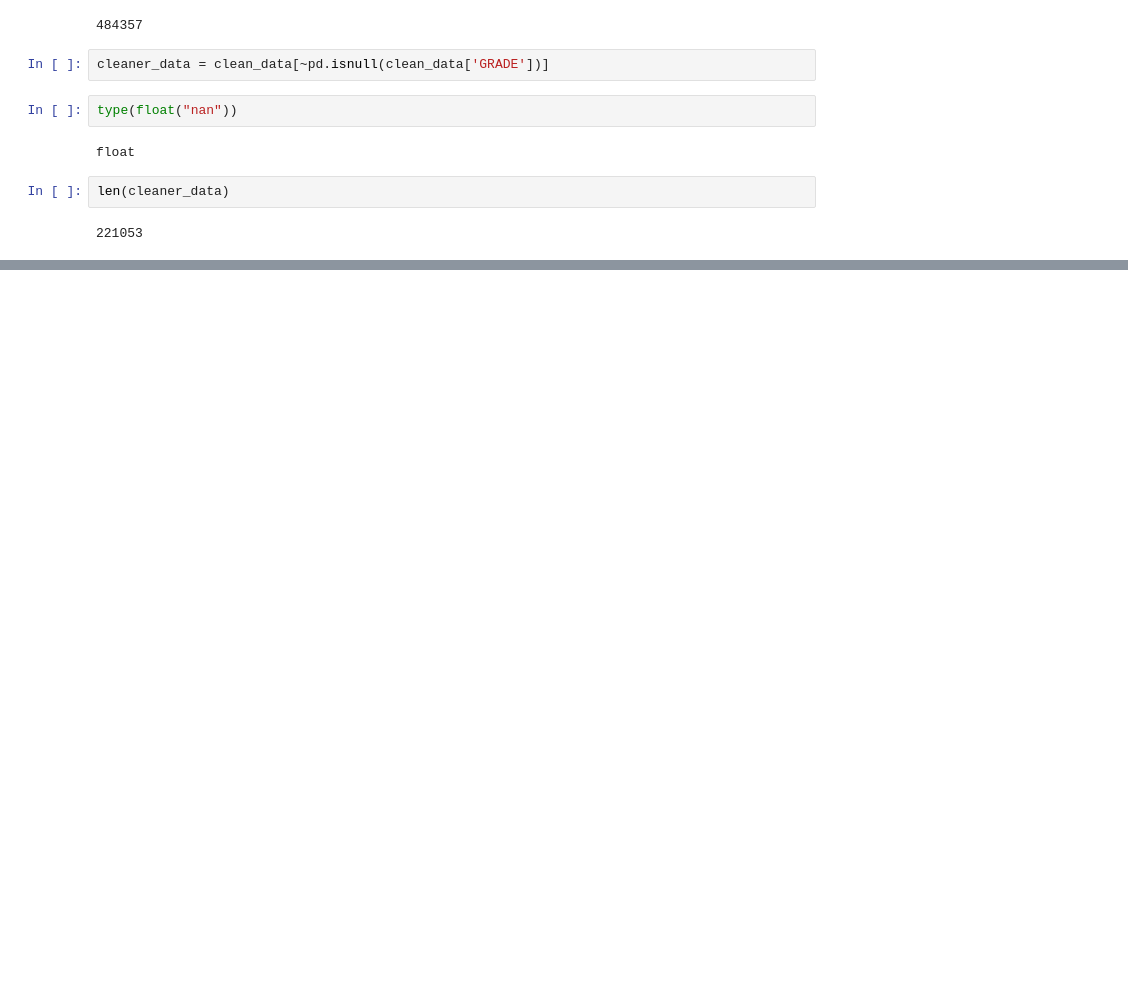
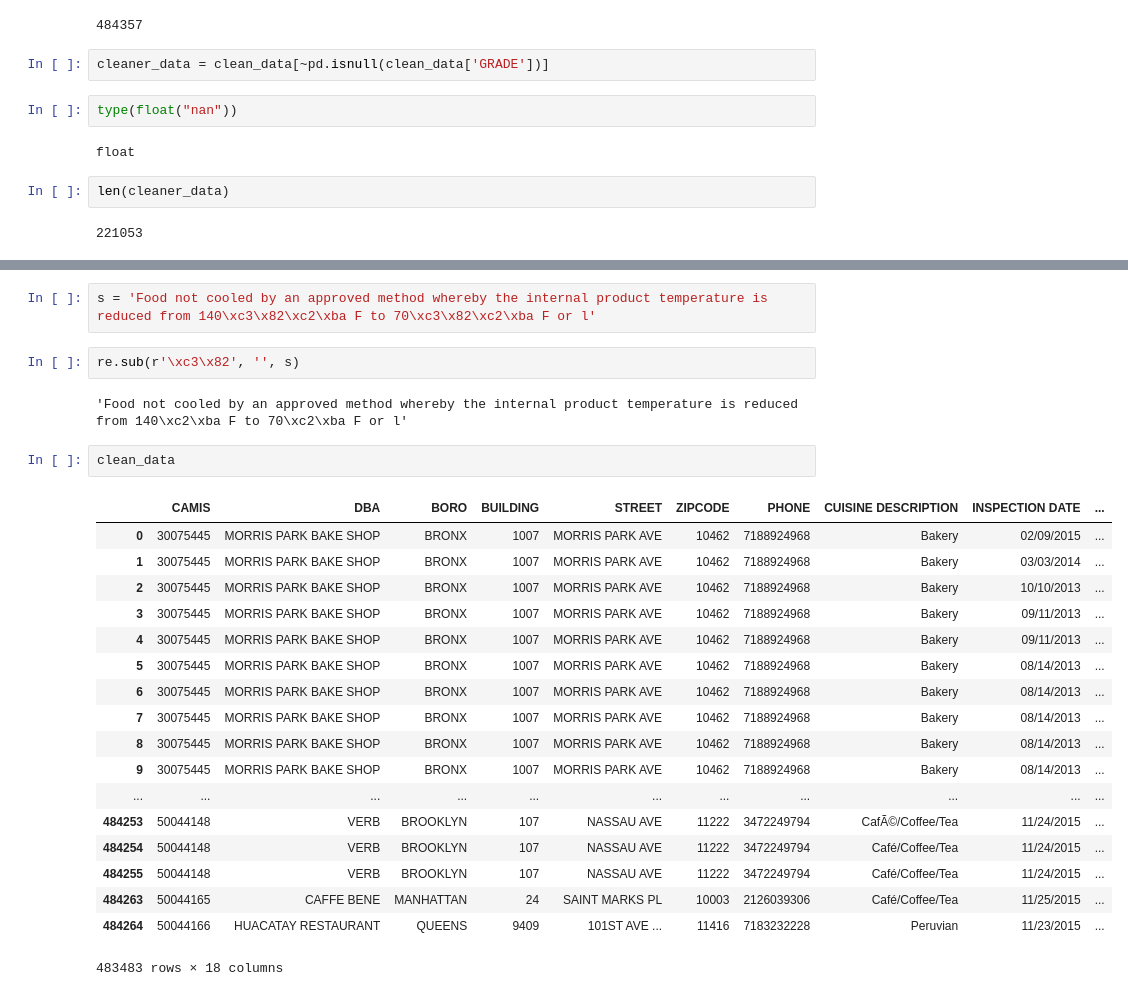
Before and after one commit to R4chel/funhealthy-food, a Jupyter notebook: sand-box.ipynb, the cells around one changed output, grey strips where cells are left out. Cells and saved outputs as stored; diff of their text form; blank space fills up the shorter version.

```diff
--- a/sand-box.ipynb
+++ b/sand-box.ipynb
@@ -159,0 +232,27 @@ len(cleaner_data)
+# %%
+s = 'Food not cooled by an approved method whereby the internal product temperature is reduced from 140\xc3\x82\xc2\xba F to 70\xc3\x82\xc2\xba F or l'
+# %%
+re.sub(r'\xc3\x82', '', s)
+# %% [output]
+'Food not cooled by an approved method whereby the internal product temperature is reduced from 140\xc2\xba F to 70\xc2\xba F or l'
+# %%
+clean_data
+# %% [output]
+|  | CAMIS | DBA | BORO | BUILDING | STREET | ZIPCODE | PHONE | CUISINE DESCRIPTION | INSPECTION DATE | ... |
+| 0 | 30075445 | MORRIS PARK BAKE SHOP | BRONX | 1007 | MORRIS PARK AVE | 10462 | 7188924968 | Bakery | 02/09/2015 | ... |
+| 1 | 30075445 | MORRIS PARK BAKE SHOP | BRONX | 1007 | MORRIS PARK AVE | 10462 | 7188924968 | Bakery | 03/03/2014 | ... |
+| 2 | 30075445 | MORRIS PARK BAKE SHOP | BRONX | 1007 | MORRIS PARK AVE | 10462 | 7188924968 | Bakery | 10/10/2013 | ... |
+| 3 | 30075445 | MORRIS PARK BAKE SHOP | BRONX | 1007 | MORRIS PARK AVE | 10462 | 7188924968 | Bakery | 09/11/2013 | ... |
+| 4 | 30075445 | MORRIS PARK BAKE SHOP | BRONX | 1007 | MORRIS PARK AVE | 10462 | 7188924968 | Bakery | 09/11/2013 | ... |
+| 5 | 30075445 | MORRIS PARK BAKE SHOP | BRONX | 1007 | MORRIS PARK AVE | 10462 | 7188924968 | Bakery | 08/14/2013 | ... |
+| 6 | 30075445 | MORRIS PARK BAKE SHOP | BRONX | 1007 | MORRIS PARK AVE | 10462 | 7188924968 | Bakery | 08/14/2013 | ... |
+| 7 | 30075445 | MORRIS PARK BAKE SHOP | BRONX | 1007 | MORRIS PARK AVE | 10462 | 7188924968 | Bakery | 08/14/2013 | ... |
+| 8 | 30075445 | MORRIS PARK BAKE SHOP | BRONX | 1007 | MORRIS PARK AVE | 10462 | 7188924968 | Bakery | 08/14/2013 | ... |
+| 9 | 30075445 | MORRIS PARK BAKE SHOP | BRONX | 1007 | MORRIS PARK AVE | 10462 | 7188924968 | Bakery | 08/14/2013 | ... |
+| ... | ... | ... | ... | ... | ... | ... | ... | ... | ... | ... |
+| 484253 | 50044148 | VERB | BROOKLYN | 107 | NASSAU AVE | 11222 | 3472249794 | CafÃ©/Coffee/Tea | 11/24/2015 | ... |
+| 484254 | 50044148 | VERB | BROOKLYN | 107 | NASSAU AVE | 11222 | 3472249794 | Café/Coffee/Tea | 11/24/2015 | ... |
+| 484255 | 50044148 | VERB | BROOKLYN | 107 | NASSAU AVE | 11222 | 3472249794 | Café/Coffee/Tea | 11/24/2015 | ... |
+| 484263 | 50044165 | CAFFE BENE | MANHATTAN | 24 | SAINT MARKS PL | 10003 | 2126039306 | Café/Coffee/Tea | 11/25/2015 | ... |
+| 484264 | 50044166 | HUACATAY RESTAURANT | QUEENS | 9409 | 101ST AVE ... | 11416 | 7183232228 | Peruvian | 11/23/2015 | ... |
+483483 rows × 18 columns
```
Also changed, not shown: parts of 11 cells of this notebook, 1 other file.
